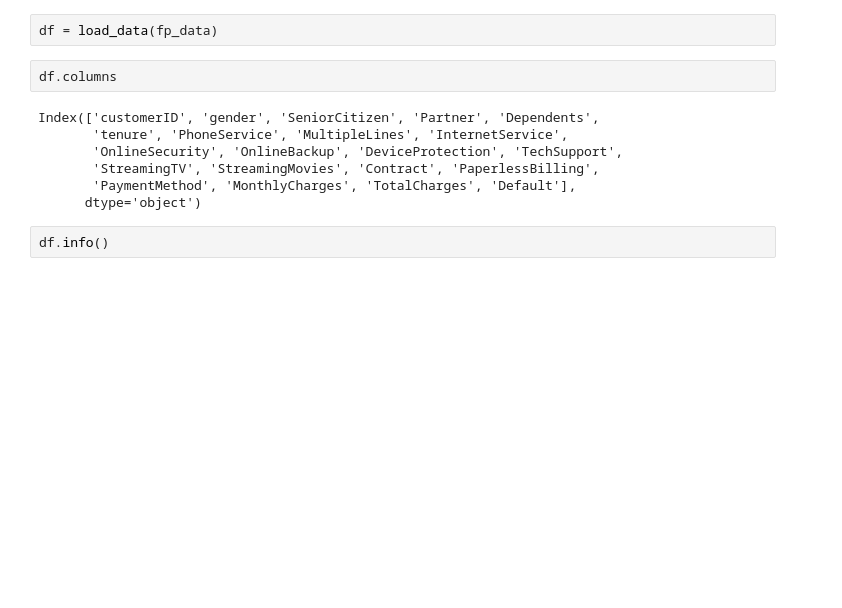
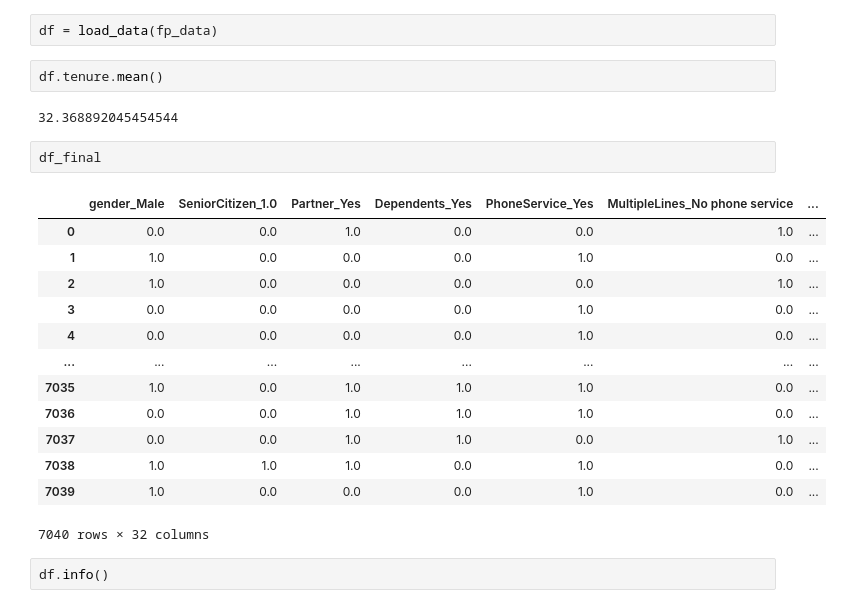
Before and after one commit to jevonsevilla/finantier-assessment, a Jupyter notebook: notebook/model.ipynb, the cells around one changed output. Saved outputs shown, nothing was run; the diff lists cells and outputs as text; blank space fills up the shorter version.

```diff
--- a/notebook/model.ipynb
+++ b/notebook/model.ipynb
@@ -68,15 +68,26 @@ def process_telecom_data(df, fp, train_encoding=False, target=False):
     return df
 # %%
 df = load_data(fp_data)
-# %%
-df.columns
-# %% [output]
-Index(['customerID', 'gender', 'SeniorCitizen', 'Partner', 'Dependents',
-       'tenure', 'PhoneService', 'MultipleLines', 'InternetService',
-       'OnlineSecurity', 'OnlineBackup', 'DeviceProtection', 'TechSupport',
-       'StreamingTV', 'StreamingMovies', 'Contract', 'PaperlessBilling',
-       'PaymentMethod', 'MonthlyCharges', 'TotalCharges', 'Default'],
-      dtype='object')
+# %%
+df.tenure.mean()
+# %% [output]
+32.368892045454544
+# %%
+df_final
+# %% [output]
+|  | gender_Male | SeniorCitizen_1.0 | Partner_Yes | Dependents_Yes | PhoneService_Yes | MultipleLines_No phone service | ... |
+| 0 | 0.0 | 0.0 | 1.0 | 0.0 | 0.0 | 1.0 | ... |
+| 1 | 1.0 | 0.0 | 0.0 | 0.0 | 1.0 | 0.0 | ... |
+| 2 | 1.0 | 0.0 | 0.0 | 0.0 | 0.0 | 1.0 | ... |
+| 3 | 0.0 | 0.0 | 0.0 | 0.0 | 1.0 | 0.0 | ... |
+| 4 | 0.0 | 0.0 | 0.0 | 0.0 | 1.0 | 0.0 | ... |
+| ... | ... | ... | ... | ... | ... | ... | ... |
+| 7035 | 1.0 | 0.0 | 1.0 | 1.0 | 1.0 | 0.0 | ... |
+| 7036 | 0.0 | 0.0 | 1.0 | 1.0 | 1.0 | 0.0 | ... |
+| 7037 | 0.0 | 0.0 | 1.0 | 1.0 | 0.0 | 1.0 | ... |
+| 7038 | 1.0 | 1.0 | 1.0 | 0.0 | 1.0 | 0.0 | ... |
+| 7039 | 1.0 | 0.0 | 0.0 | 0.0 | 1.0 | 0.0 | ... |
+7040 rows × 32 columns
 # %%
 df.info()
 # %% [output]
```
Also changed, not shown: parts of 1 cell of this notebook, 5 other files.
